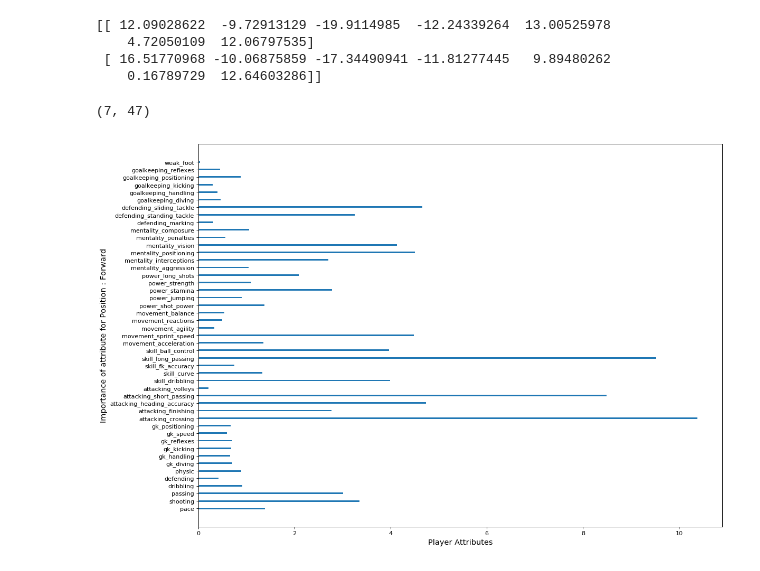
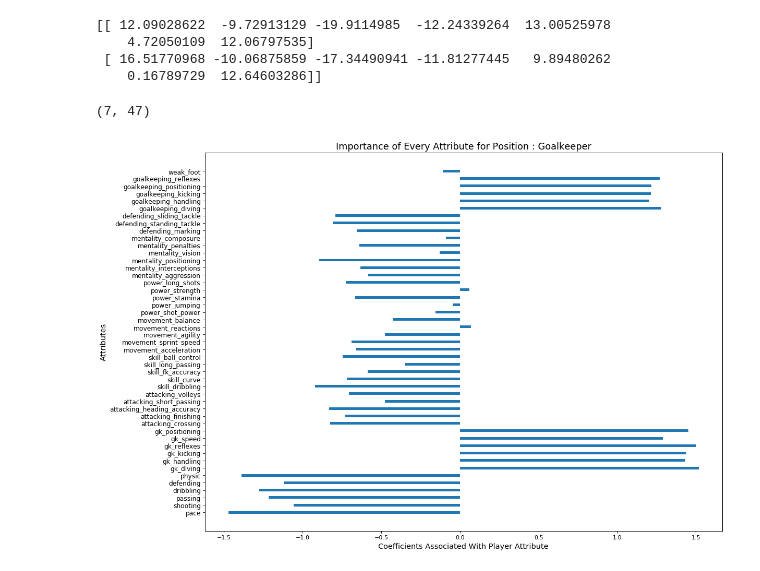
Before and after one commit to apoorva-21/fifa-analysis, a Jupyter notebook: 225Project.ipynb, the cells around one changed output. Cells and saved outputs as stored; diff of their text form; code cells hidden in the pictures.

Commit message:
added plots

```diff
--- a/225Project.ipynb
+++ b/225Project.ipynb
@@ -270,18 +270,20 @@ print(log_reg.decision_function(X_train_norm[:2]))
 # %%
 print(np.shape(log_reg.coef_))
 
 #generate plot
 plt.figure(num=None, figsize=(16, 12), dpi=80, facecolor='w', edgecolor='k')
-plt.xlabel('Player Attributes', fontsize = 13)
-plt.ylabel('Importance of attribute for Position : Forward',fontsize = 13)
+plt.xlabel('Coefficients Associated With Player Attribute', fontsize = 13)
+plt.ylabel('Attributes',fontsize = 13)
+plt.title('Importance of Every Attribute for Position : Goalkeeper',fontsize = 16)
+
 # plt.bar(range(47),height = list(np.abs(log_reg.coef_[1,:])),width= 0.2,align='center')
 # plt.xticks(range(47), clf_features, rotation = 90)
 
-plt.barh(range(47),width = list(np.abs(log_reg.coef_[5,:])),height= 0.2,align='center')
-plt.yticks(range(47), clf_features, rotation = 0)
+plt.barh(range(47),width = list(log_reg.coef_[idx['GK'],:]),height= 0.35,align='center')
+plt.yticks(range(47), clf_features, rotation = 0, fontsize = 11)
 
 # plt.set_xticklabels(top_50_club_val_names, rotation=45 )
-plt.savefig('fwd_weights.png', bbox_inches='tight')
+plt.savefig('generated_plots/gk_weights.png', bbox_inches='tight')
 # %% [output]
 (7, 47)
-[figure, old version]
+[figure, new version]
```
Also changed, not shown: parts of 8 cells of this notebook, 11 other files.
